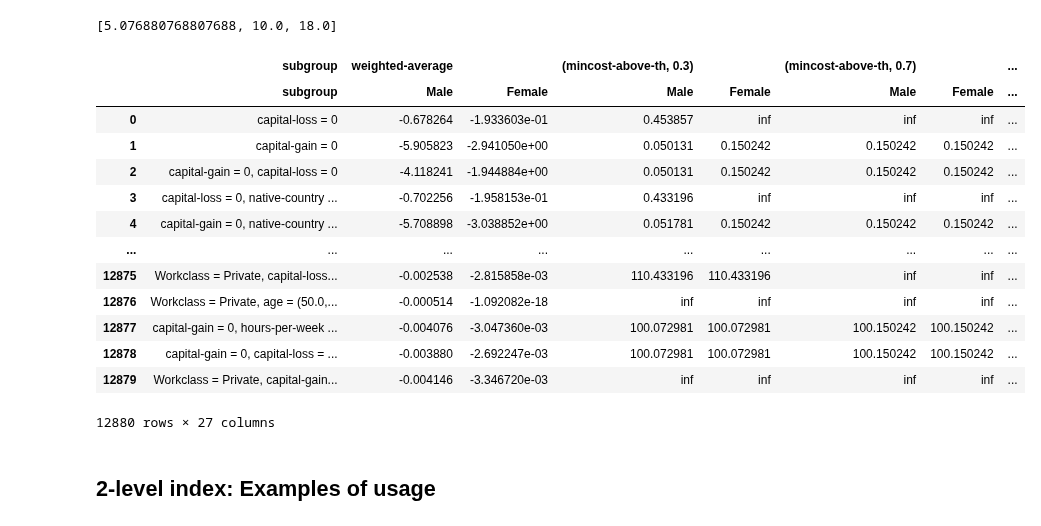
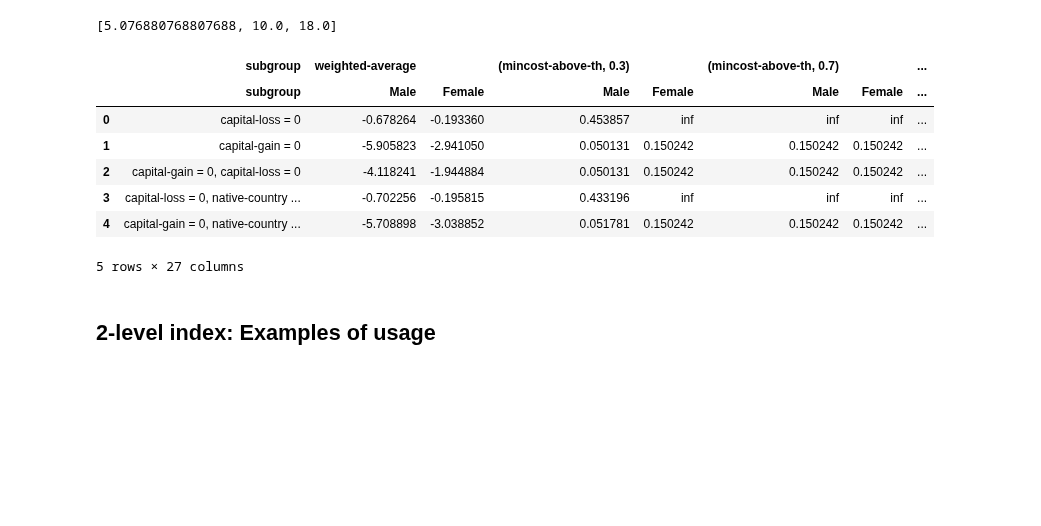
Before and after one commit to AutoFairAthenaRC/FACTS, a Jupyter notebook: facts/AdultDataset/Adult-Experiments.ipynb, the cells around one changed output. Saved outputs shown, nothing was run; the diff lists cells and outputs as text; code cells hidden in the pictures; blank space fills up the shorter version.

```diff
--- a/facts/AdultDataset/Adult-Experiments.ipynb
+++ b/facts/AdultDataset/Adult-Experiments.ipynb
@@ -499,22 +499,16 @@ df = make_table(
     params=params
 )
 # %%
-df
+df.head()
 # %% [output]
 |  | subgroup | weighted-average |  | (mincost-above-th, 0.3) |  | (mincost-above-th, 0.7) |  | ... |
 |  | subgroup | Male | Female | Male | Female | Male | Female | ... |
-| 0 | capital-loss = 0 | -0.678264 | -1.933603e-01 | 0.453857 | inf | inf | inf | ... |
-| 1 | capital-gain = 0 | -5.905823 | -2.941050e+00 | 0.050131 | 0.150242 | 0.150242 | 0.150242 | ... |
-| 2 | capital-gain = 0, capital-loss = 0 | -4.118241 | -1.944884e+00 | 0.050131 | 0.150242 | 0.150242 | 0.150242 | ... |
-| 3 | capital-loss = 0, native-country ... | -0.702256 | -1.958153e-01 | 0.433196 | inf | inf | inf | ... |
-| 4 | capital-gain = 0, native-country ... | -5.708898 | -3.038852e+00 | 0.051781 | 0.150242 | 0.150242 | 0.150242 | ... |
-| ... | ... | ... | ... | ... | ... | ... | ... | ... |
-| 12875 | Workclass = Private, capital-loss... | -0.002538 | -2.815858e-03 | 110.433196 | 110.433196 | inf | inf | ... |
-| 12876 | Workclass = Private, age = (50.0,... | -0.000514 | -1.092082e-18 | inf | inf | inf | inf | ... |
-| 12877 | capital-gain = 0, hours-per-week ... | -0.004076 | -3.047360e-03 | 100.072981 | 100.072981 | 100.150242 | 100.150242 | ... |
-| 12878 | capital-gain = 0, capital-loss = ... | -0.003880 | -2.692247e-03 | 100.072981 | 100.072981 | 100.150242 | 100.150242 | ... |
-| 12879 | Workclass = Private, capital-gain... | -0.004146 | -3.346720e-03 | inf | inf | inf | inf | ... |
+| 0 | capital-loss = 0 | -0.678264 | -0.193360 | 0.453857 | inf | inf | inf | ... |
+| 1 | capital-gain = 0 | -5.905823 | -2.941050 | 0.050131 | 0.150242 | 0.150242 | 0.150242 | ... |
+| 2 | capital-gain = 0, capital-loss = 0 | -4.118241 | -1.944884 | 0.050131 | 0.150242 | 0.150242 | 0.150242 | ... |
+| 3 | capital-loss = 0, native-country ... | -0.702256 | -0.195815 | 0.433196 | inf | inf | inf | ... |
+| 4 | capital-gain = 0, native-country ... | -5.708898 | -3.038852 | 0.051781 | 0.150242 | 0.150242 | 0.150242 | ... |
-12880 rows × 27 columns
+5 rows × 27 columns
 # %% [markdown]
 ## 2-level index: Examples of usage
 # %%
```
Also changed, not shown: parts of 12 cells of this notebook.
